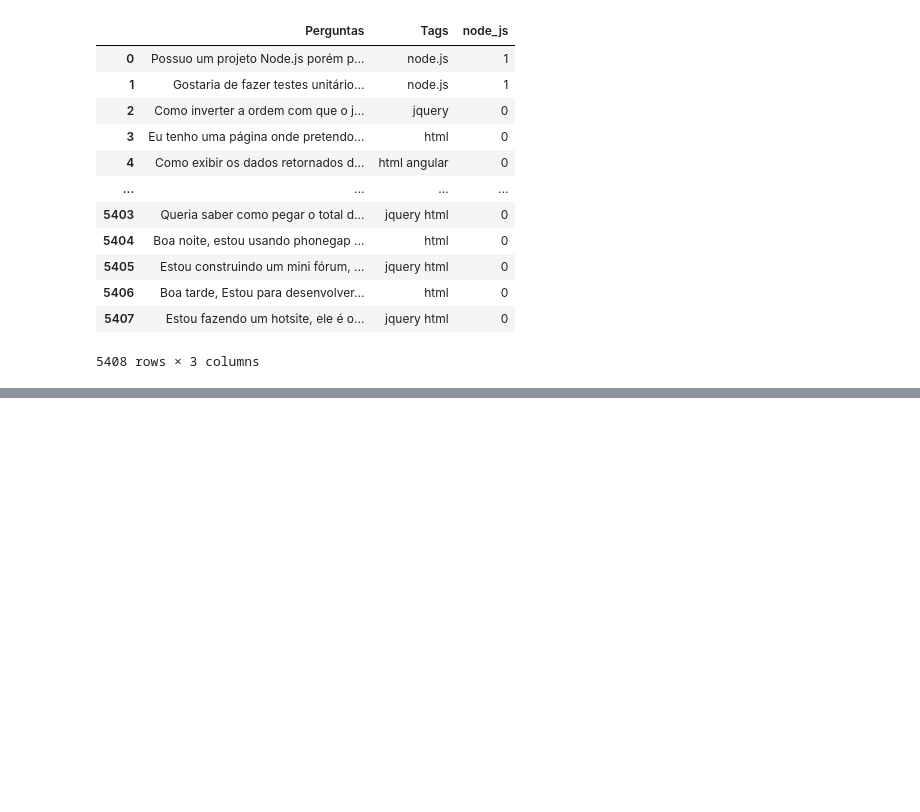
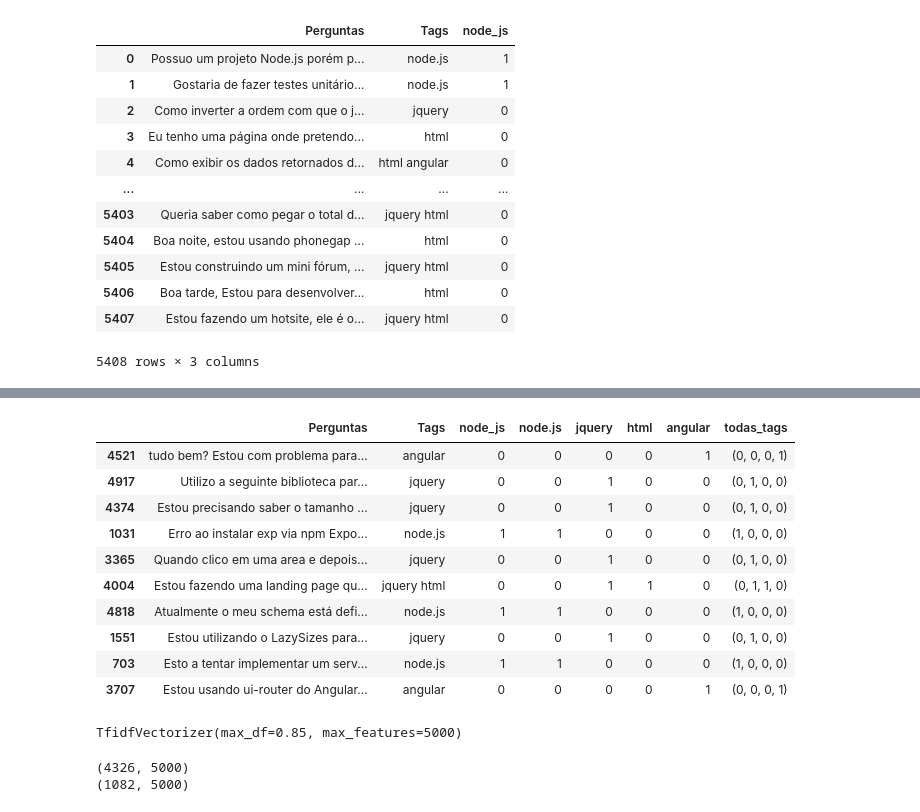
Before and after one commit to Velozo23/nlp_classificador_textos, a Jupyter notebook: nlp_class_textos.ipynb, the cells around one changed output, grey strips where cells are left out. Drawn from its saved outputs; the diff is of its cells as text; code cells hidden in the pictures; blank space fills up the shorter version.

Commit message:
nova versao do codigo 190125

```diff
--- a/nlp_class_textos.ipynb
+++ b/nlp_class_textos.ipynb
@@ -93,0 +95,21 @@ perguntas.sample(10)
+# %%
+#Criando uma nova coluna, para juntar todas as tags em uma coluna unica.
+lista_zip_tags = list(zip(perguntas[lista_de_tags[0]],
+                     perguntas[lista_de_tags[1]],
+                     perguntas[lista_de_tags[2]],
+                     perguntas[lista_de_tags[3]]))
+
+perguntas["todas_tags"] = lista_zip_tags
+perguntas.sample(10)
+# %% [output]
+|  | Perguntas | Tags | node_js | node.js | jquery | html | angular | todas_tags |
+| 4521 | tudo bem? Estou com problema para... | angular | 0 | 0 | 0 | 0 | 1 | (0, 0, 0, 1) |
+| 4917 | Utilizo a seguinte biblioteca par... | jquery | 0 | 0 | 1 | 0 | 0 | (0, 1, 0, 0) |
+| 4374 | Estou precisando saber o tamanho ... | jquery | 0 | 0 | 1 | 0 | 0 | (0, 1, 0, 0) |
+| 1031 | Erro ao instalar exp via npm Expo... | node.js | 1 | 1 | 0 | 0 | 0 | (1, 0, 0, 0) |
+| 3365 | Quando clico em uma area e depois... | jquery | 0 | 0 | 1 | 0 | 0 | (0, 1, 0, 0) |
+| 4004 | Estou fazendo uma landing page qu... | jquery html | 0 | 0 | 1 | 1 | 0 | (0, 1, 1, 0) |
+| 4818 | Atualmente o meu schema está defi... | node.js | 1 | 1 | 0 | 0 | 0 | (1, 0, 0, 0) |
+| 1551 | Estou utilizando o LazySizes para... | jquery | 0 | 0 | 1 | 0 | 0 | (0, 1, 0, 0) |
+| 703 | Esto a tentar implementar um serv... | node.js | 1 | 1 | 0 | 0 | 0 | (1, 0, 0, 0) |
+| 3707 | Estou usando ui-router do Angular... | angular | 0 | 0 | 0 | 0 | 1 | (0, 0, 0, 1) |
@@ -93,0 +126,18 @@ perguntas.sample(10)
+# %%
+#Criando um vetorizador para classificar as palavras de um texto
+from sklearn.feature_extraction.text import TfidfVectorizer
+
+vetorizar = TfidfVectorizer(max_features= 5000, max_df= 0.85)
+vetorizar
+# %% [output]
+TfidfVectorizer(max_df=0.85, max_features=5000)
+# %%
+#aplicando um modelo vetorizador para classificar as palavras
+vetorizar.fit(perguntas.Perguntas)
+perguntas_treino_tfidf = vetorizar.transform(perguntas_treino)
+perguntas_test_tfidf = vetorizar.transform(perguntas_test)
+print(perguntas_treino_tfidf.shape)
+print(perguntas_test_tfidf.shape)
+# %% [output]
+(4326, 5000)
+(1082, 5000)
```
Also changed, not shown: parts of 6 cells of this notebook.
